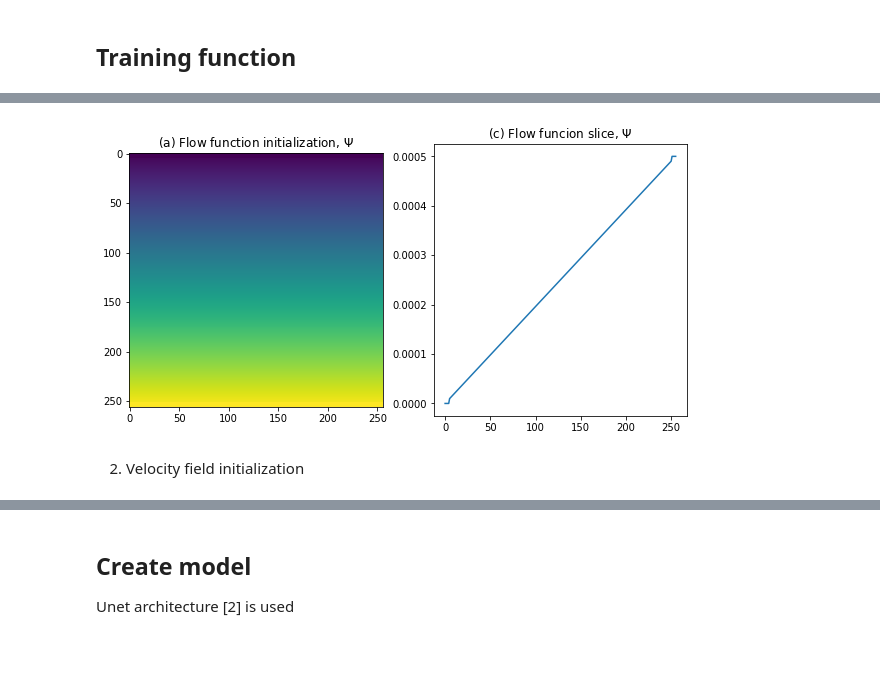
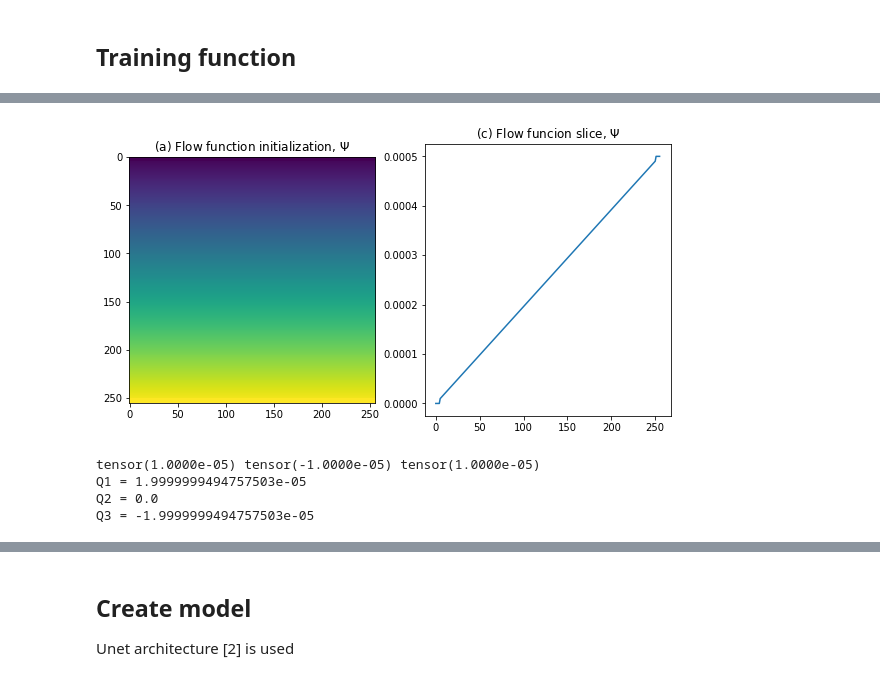
Before and after one commit to litvinenkonikita/Physics_based_ML, a Jupyter notebook: Baseline_3D_pipe.ipynb, the cells around one changed output, grey strips where cells are left out. Cells and saved outputs as stored; diff of their text form; code cells hidden in the pictures; blank space fills up the shorter version.

```diff
--- a/Baseline_3D_pipe.ipynb
+++ b/Baseline_3D_pipe.ipynb
@@ -756,0 +700,19 @@ The velocity is equal to zero on all the surfaces. The flow rate is given and eq
+# %%
+nr=1
+nc=3
+
+plt.figure(figsize=(nc*FIGSIZE,nr*FIGSIZE))
+
+plt.subplot(nr,nc,1)
+plt.contourf(img[0,slices[0],:,:])
+plt.title('$x_1 = const$')
+
+plt.subplot(nr,nc,2)
+plt.contourf(img[0,:,slices[1],:])
+plt.title('$x_2 = const$')
+
+plt.subplot(nr,nc,3)
+plt.contourf(img[0,:,:,slices[2]])
+plt.title('$x_3 = const$')
+
+plt.show()
@@ -757,29 +746,40 @@ The velocity is equal to zero on all the surfaces. The flow rate is given and eq
 # %%
 #Initialization
-#psi0 = (torch.linspace(Q * 4, 0,SIZE, dtype=torch.float32) * torch.ones(SIZE,SIZE)).T - 1.5 * Q #raw Psi0 function
+psi1 = (torch.linspace(0, -Q[2]/2, imgDim[1], dtype=torch.float32) * torch.ones(imgDim[1],imgDim[2])).T
+psi2 = (torch.linspace(0,  Q[2]/2, imgDim[0], dtype=torch.float32) * torch.ones(imgDim[0],imgDim[2])).T
+psi3 = (torch.linspace(0,  Q[2]/2, imgDim[0], dtype=torch.float32) * torch.ones(imgDim[0],imgDim[1])).T
 
-psi0 = (torch.linspace(0, Q, SIZE, dtype=torch.float32) * torch.ones(SIZE,SIZE)).T #raw Psi0 function
+# Fix constant values in NL first and last layers and set the boundary conditions (set flow rates)
+psi1[:NL,:] = 0
+psi1[-NL:,:] = - Q[2]/2
 
-# Fix constant values in NL first and last layers
-psi0[:NL,:] = 0
-psi0[-NL:,:] = Q
-#print(psi0[:,0])
-psi0_masked = psi0
+psi2[:NL,:] = 0
+psi2[-NL:,:] = Q[2]/2
+
+psi3[:NL,:] = 0
+psi3[-NL:,:] = Q[2]/2
 
 #Visualization
-nr=1
-nc=2
+
 fig = plt.figure(figsize=(FIGSIZE*nc, FIGSIZE*nr))
 plt.subplot(nr,nc,1)
 plt.imshow(psi0)
 plt.title('(a) Flow function initialization, $\Psi$')
 
 plt.subplot(nr,nc,2)
 plt.plot(psi0[:,sp])
 plt.title('(c) Flow funcion slice, $\Psi$')
 
 plt.show()
+
+#Check flow rates
+print(psi1[-1,-1], psi2[-1,-1], psi3[-1,-1])
+print(f'Q1 = {- psi2[-1,-1] + psi3[-1,-1]}')
+print(f'Q2 = {- psi3[-1,-1] + psi1[-1,-1]}')
+print(f'Q3 = {- psi1[-1,-1] + psi2[-1,-1]}')
 # %% [output]
-[figure, old version]
+[figure, new version]
+tensor(1.0000e-05) tensor(-1.0000e-05) tensor(1.0000e-05)
+Q1 = 1.9999999494757503e-05
+Q2 = 0.0
+Q3 = -1.9999999494757503e-05
-# %% [markdown]
-2. Velocity field initialization
```
Also changed, not shown: parts of 37 cells of this notebook.
